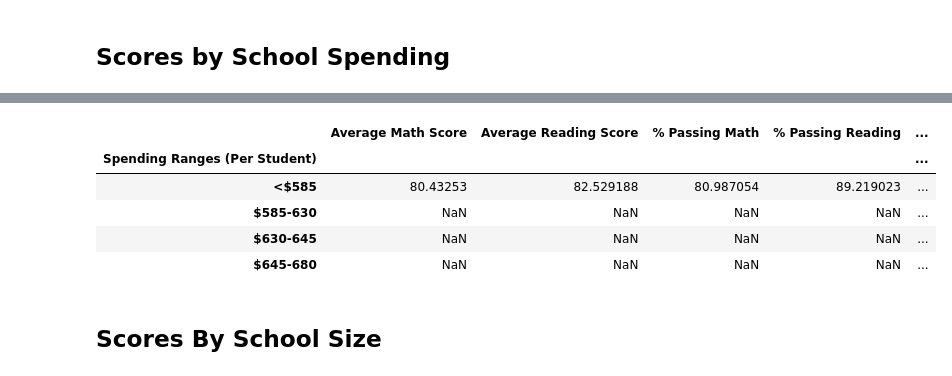
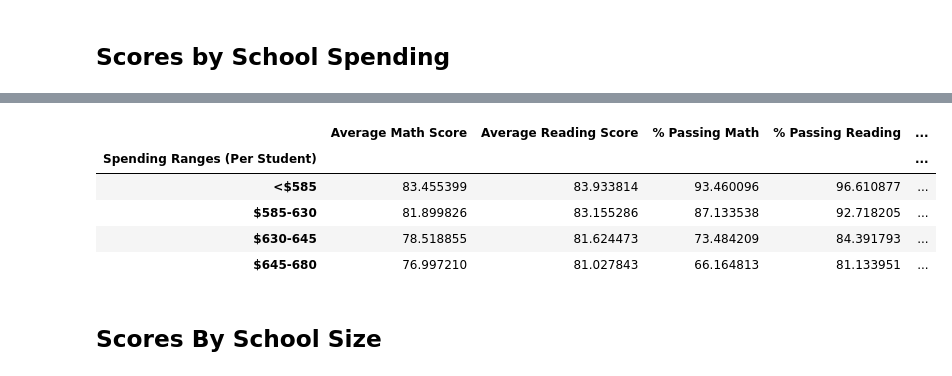
Before and after one commit to deangelica23/Pandas-Challenge, a Jupyter notebook: PyCitySchools/CitySchools.ipynb, the cells around one changed output, grey strips where cells are left out. Drawn from its saved outputs; the diff is of its cells as text; code cells hidden in the pictures.

```diff
--- a/PyCitySchools/CitySchools.ipynb
+++ b/PyCitySchools/CitySchools.ipynb
@@ -319,7 +241,7 @@ per_school_summary = pd.DataFrame({
 
 # Combine all metrics into a single DataFrame
 
-per_school_summary = per_school_summary.reset_index()
+#per_school_summary = per_school_summary #.reset_index() <-----------WAS CAUSING THE PROBLEM
 
 # Formatting
 per_school_summary["Total School Budget"] = per_school_summary["Total School Budget"].map("${:,.2f}".format)
@@ -518,0 +397,8 @@ school_spending_df
+# %%
+# # Use `pd.cut` to categorize spending based on the bins.
+# # Identify non-numeric values
+
+
+school_spending_df["Spending Ranges (Per Student)"] = pd.cut(per_school_capita, spending_bins, labels = labels, right = False)
+
+school_spending_df
@@ -519,30 +423,30 @@ school_spending_df
 # %%
 #  Calculate averages for the desired columns.
-spending_math_scores = school_spending_df.groupby(["Spending Ranges (Per Student)"], observed=False)["Average Math Score"].mean()
-spending_reading_scores = school_spending_df.groupby(["Spending Ranges (Per Student)"], observed=False)["Average Reading Score"].mean()
-spending_passing_math = school_spending_df.groupby(["Spending Ranges (Per Student)"], observed=False)["% Passing Math"].mean()
-spending_passing_reading = school_spending_df.groupby(["Spending Ranges (Per Student)"], observed=False)["% Passing Reading"].mean()
-overall_passing_spending = school_spending_df.groupby(["Spending Ranges (Per Student)"], observed=False)["% Overall Passing"].mean()
+
+spending_math_scores = school_spending_df.groupby(["Spending Ranges (Per Student)"])["Average Math Score"].mean()
+spending_reading_scores = school_spending_df.groupby(["Spending Ranges (Per Student)"])["Average Reading Score"].mean()
+spending_passing_math = school_spending_df.groupby(["Spending Ranges (Per Student)"])["% Passing Math"].mean()
+spending_passing_reading = school_spending_df.groupby(["Spending Ranges (Per Student)"])["% Passing Reading"].mean()
+overall_passing_spending = school_spending_df.groupby(["Spending Ranges (Per Student)"])["% Overall Passing"].mean()
 # %%
 # Assemble into DataFrame
-
 spending_summary = pd.DataFrame({
     "Average Math Score": spending_math_scores,
     "Average Reading Score": spending_reading_scores,
     "% Passing Math": spending_passing_math,
     "% Passing Reading": spending_passing_reading,
-    "% Overall Passing": overall_passing_spending})
-
+    "% Overall Passing": overall_passing_spending
+})
 
 # Display results
 spending_summary
 # %% [output]
 |  | Average Math Score | Average Reading Score | % Passing Math | % Passing Reading | ... |
 | Spending Ranges (Per Student) |  |  |  |  | ... |
-| <$585 | 80.43253 | 82.529188 | 80.987054 | 89.219023 | ... |
-| $585-630 | NaN | NaN | NaN | NaN | ... |
-| $630-645 | NaN | NaN | NaN | NaN | ... |
-| $645-680 | NaN | NaN | NaN | NaN | ... |
+| <$585 | 83.455399 | 83.933814 | 93.460096 | 96.610877 | ... |
+| $585-630 | 81.899826 | 83.155286 | 87.133538 | 92.718205 | ... |
+| $630-645 | 78.518855 | 81.624473 | 73.484209 | 84.391793 | ... |
+| $645-680 | 76.997210 | 81.027843 | 66.164813 | 81.133951 | ... |
 # %% [markdown]
 ## Scores By School Size
 # %%
```
Also changed, not shown: parts of 15 cells of this notebook.
